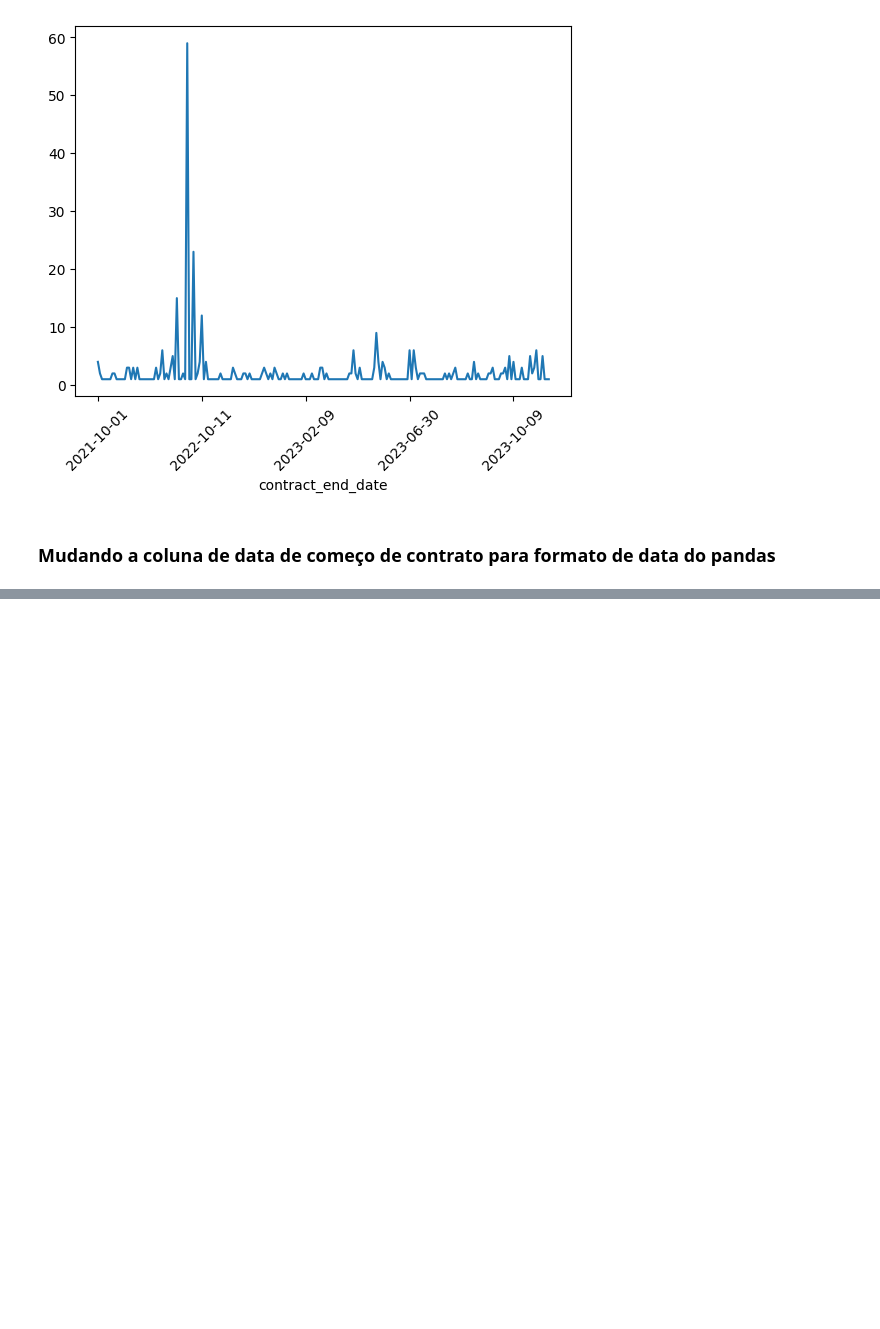
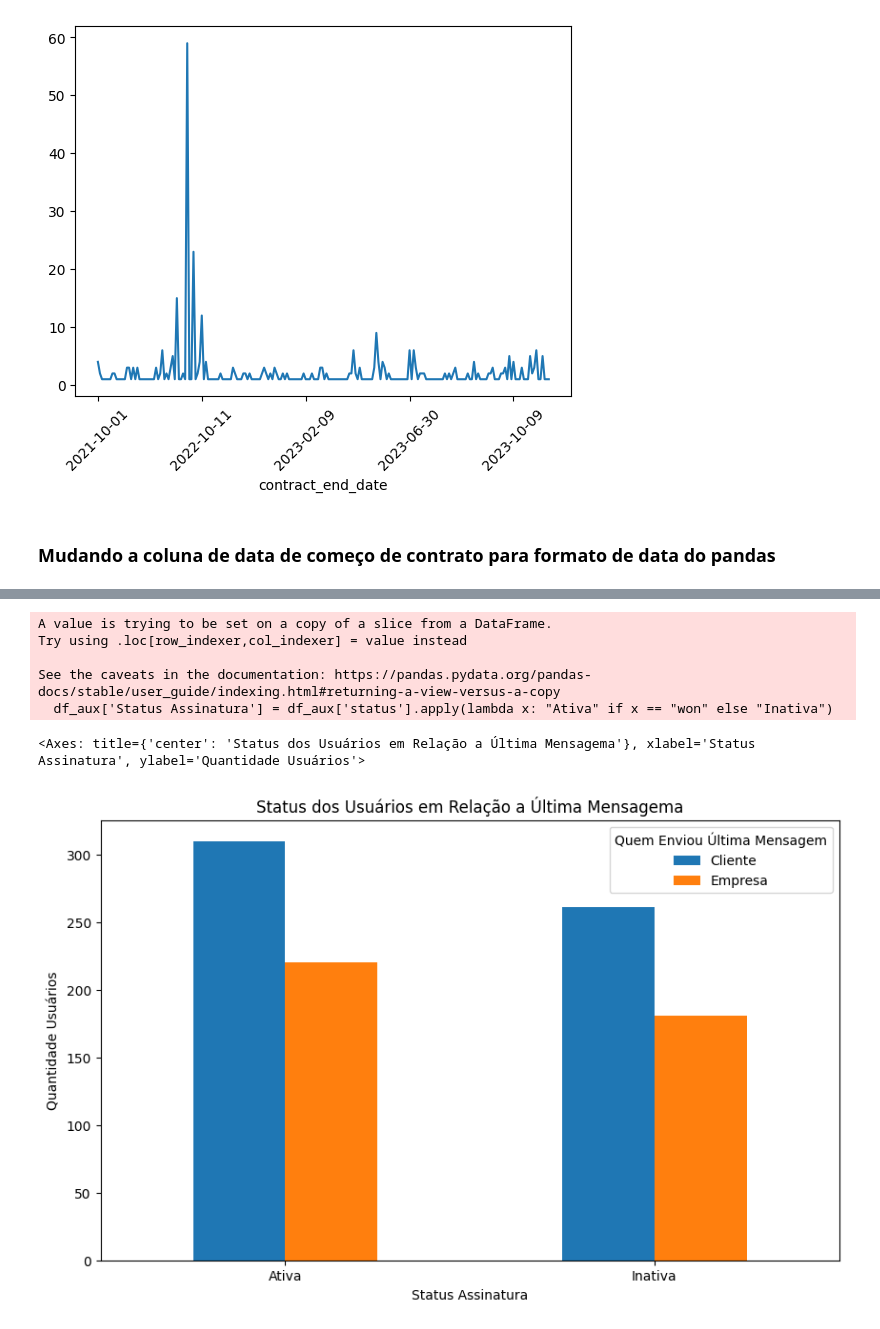
Before and after one commit to leoscarlato/deploy-sprint, a Jupyter notebook: notebooks/modelo.ipynb, the cells around one changed output, grey strips where cells are left out. Drawn from its saved outputs; the diff is of its cells as text; code cells hidden in the pictures; blank space fills up the shorter version.

```diff
--- a/notebooks/modelo.ipynb
+++ b/notebooks/modelo.ipynb
@@ -197,3 +198,21 @@ colunas_de_data = ['contract_end_date']
 for coluna in colunas_de_data:
     df[coluna] = pd.to_datetime(df[coluna], errors='coerce')
     df[coluna] = df[coluna].apply(lambda x: (datetime.now() - x).days)
+# %%
+def ultima_mensagem(x,y):
+    if (y == None):
+        return "Cliente"
+
+    if x>y:
+        return "Cliente"
+
+    else:
+        return "Empresa"
+# %%
+df_aux = df_simple[df_simple['Data Última Mensagens Inbound'].notnull()]
+df_aux['Data Última Mensagens Inbound'] = pd.to_datetime(df_aux['Data Última Mensagens Inbound'])
+df_aux['Data Última Mensagens Outbound'] = pd.to_datetime(df_aux['Data Última Mensagens Outbound'])
+df_aux['Tempo Última Mensagem Inbound'] = df_aux['Data Última Mensagens Inbound'].apply(lambda x: (datetime.now() - x).days)
+df_aux['Tempo Última Mensagem Outbound'] = df_aux['Data Última Mensagens Outbound'].apply(lambda x: (datetime.now() - x).days)
+
+df_aux['Quem Enviou Última Mensagem'] = df_aux.apply(lambda row: ultima_mensagem(row['Tempo Última Mensagem Inbound'], row['Tempo Última Mensagem Outbound']), axis=1)
@@ -199,0 +237,14 @@ for coluna in colunas_de_data:
+# %%
+df_aux['Quem Enviou Última Mensagem'].value_counts()
+df_aux['Status Assinatura'] = df_aux['status'].apply(lambda x: "Ativa" if x == "won" else "Inativa")
+# %% [output]
+A value is trying to be set on a copy of a slice from a DataFrame.
+Try using .loc[row_indexer,col_indexer] = value instead
+
+See the caveats in the documentation: https://pandas.pydata.org/pandas-docs/stable/user_guide/indexing.html#returning-a-view-versus-a-copy
+  df_aux['Status Assinatura'] = df_aux['status'].apply(lambda x: "Ativa" if x == "won" else "Inativa")
+# %%
+df_aux.groupby('Status Assinatura')['Quem Enviou Última Mensagem'].value_counts().unstack().plot(kind='bar', rot=0, ylabel='Quantidade Usuários', title='Status dos Usuários em Relação a Última Mensagema', figsize=(10,6))
+# %% [output]
+<Axes: title={'center': 'Status dos Usuários em Relação a Última Mensagema'}, xlabel='Status Assinatura', ylabel='Quantidade Usuários'>
+[figure, added]
```
Also changed, not shown: parts of 6 cells of this notebook.
